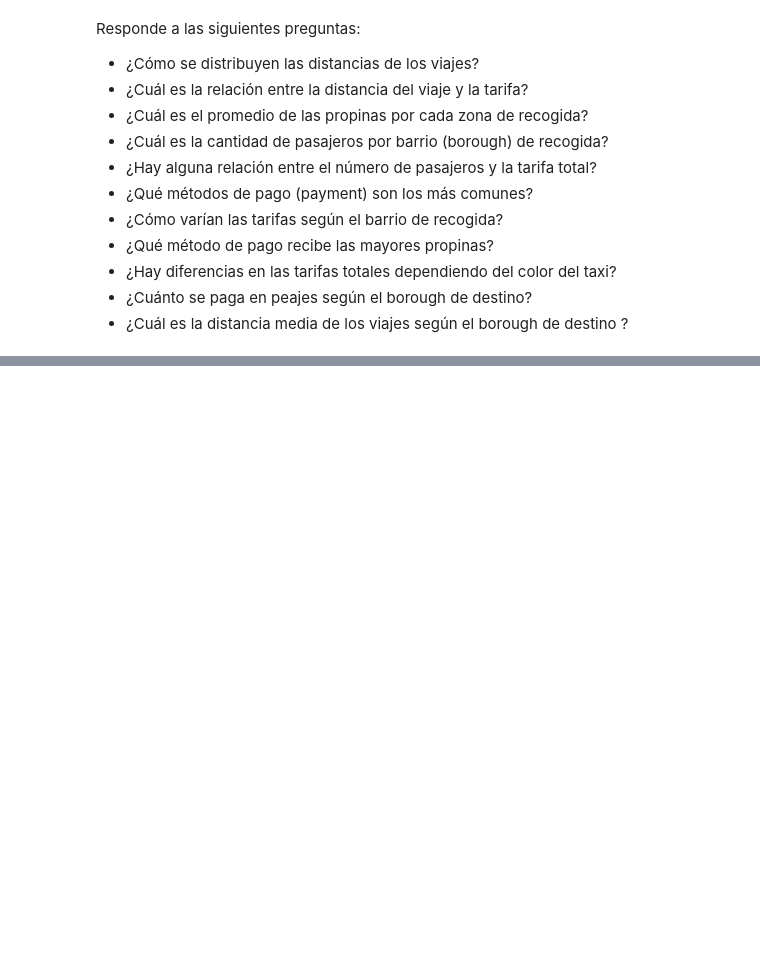
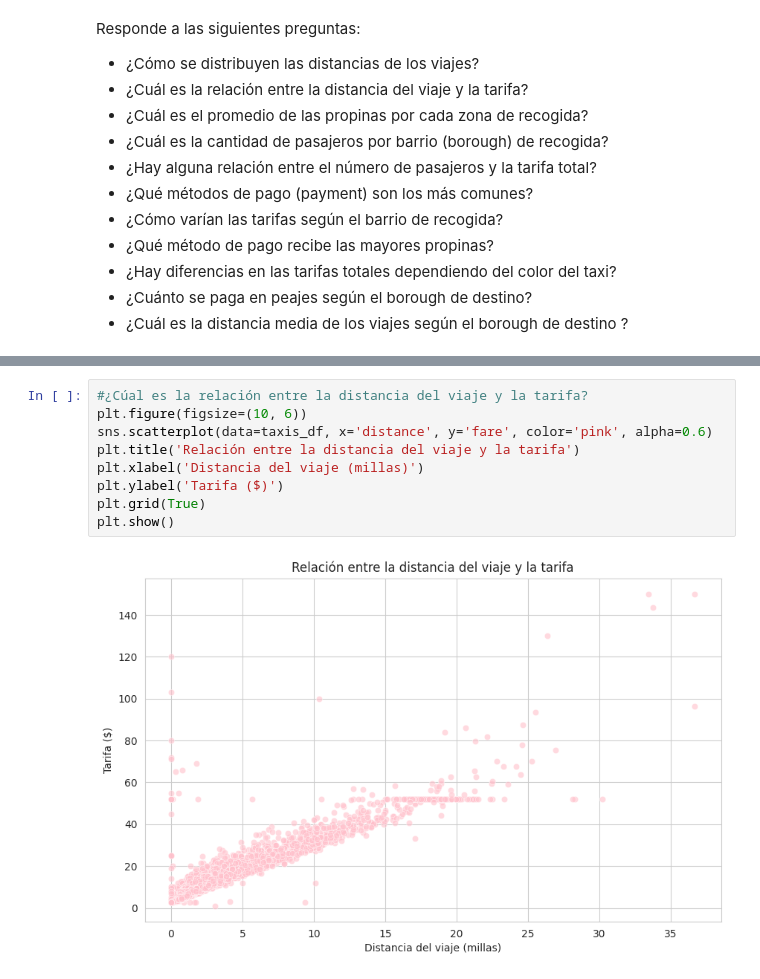
Before and after one commit to Marissu/Python-Intro-for-Data-Science, a Jupyter notebook: Lesson IV- Matplotlib and Seaborn.ipynb, the cells around one changed output, grey strips where cells are left out. Cells and saved outputs as stored; diff of their text form; blank space fills up the shorter version.

```diff
--- a/Lesson IV- Matplotlib and Seaborn.ipynb
+++ b/Lesson IV- Matplotlib and Seaborn.ipynb
@@ -378,0 +379,11 @@ KeyError: 'trip_distance'
+# %%
+#¿Cúal es la relación entre la distancia del viaje y la tarifa?
+plt.figure(figsize=(10, 6))
+sns.scatterplot(data=taxis_df, x='distance', y='fare', color='pink', alpha=0.6)
+plt.title('Relación entre la distancia del viaje y la tarifa')
+plt.xlabel('Distancia del viaje (millas)')
+plt.ylabel('Tarifa ($)')
+plt.grid(True)
+plt.show()
+# %% [output]
+[figure, added]
```
Also changed, not shown: parts of 30 cells of this notebook.
